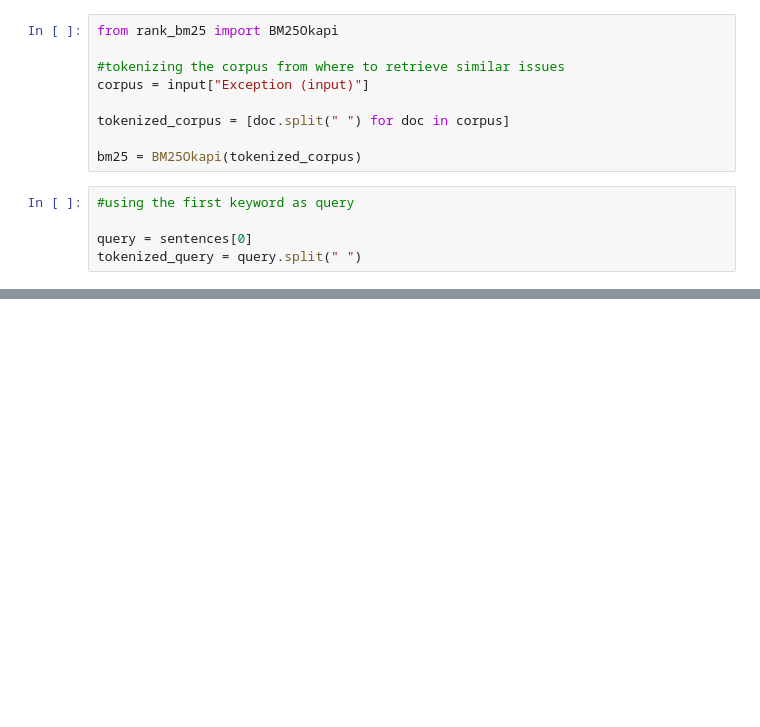
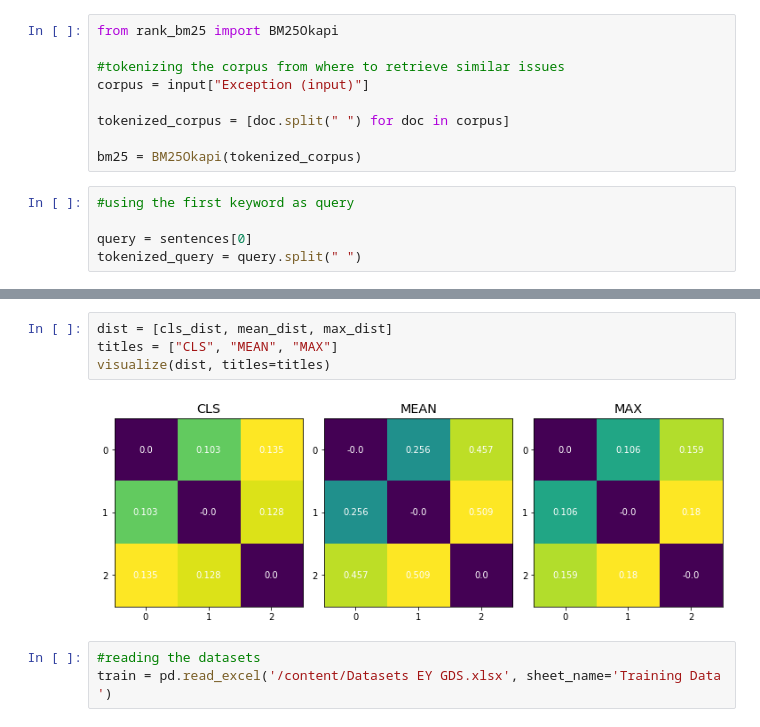
Before and after one commit to d2Anubis/BERT-based-Exception-Tagging, a Jupyter notebook: EY_GDS_Hackpions_2_0.ipynb, the cells around one changed output, grey strips where cells are left out. Saved outputs shown, nothing was run; the diff lists cells and outputs as text; blank space fills up the shorter version.

```diff
--- a/EY_GDS_Hackpions_2_0.ipynb
+++ b/EY_GDS_Hackpions_2_0.ipynb
@@ -197,0 +383,9 @@ bm25.get_top_n(tokenized_query, corpus, n=3)
+# %%
+dist = [cls_dist, mean_dist, max_dist]
+titles = ["CLS", "MEAN", "MAX"]
+visualize(dist, titles=titles)
+# %% [output]
+[figure, added]
+# %%
+#reading the datasets
+train = pd.read_excel('/content/Datasets EY GDS.xlsx', sheet_name='Training Data ')
```
Also changed, not shown: parts of 38 cells of this notebook.
